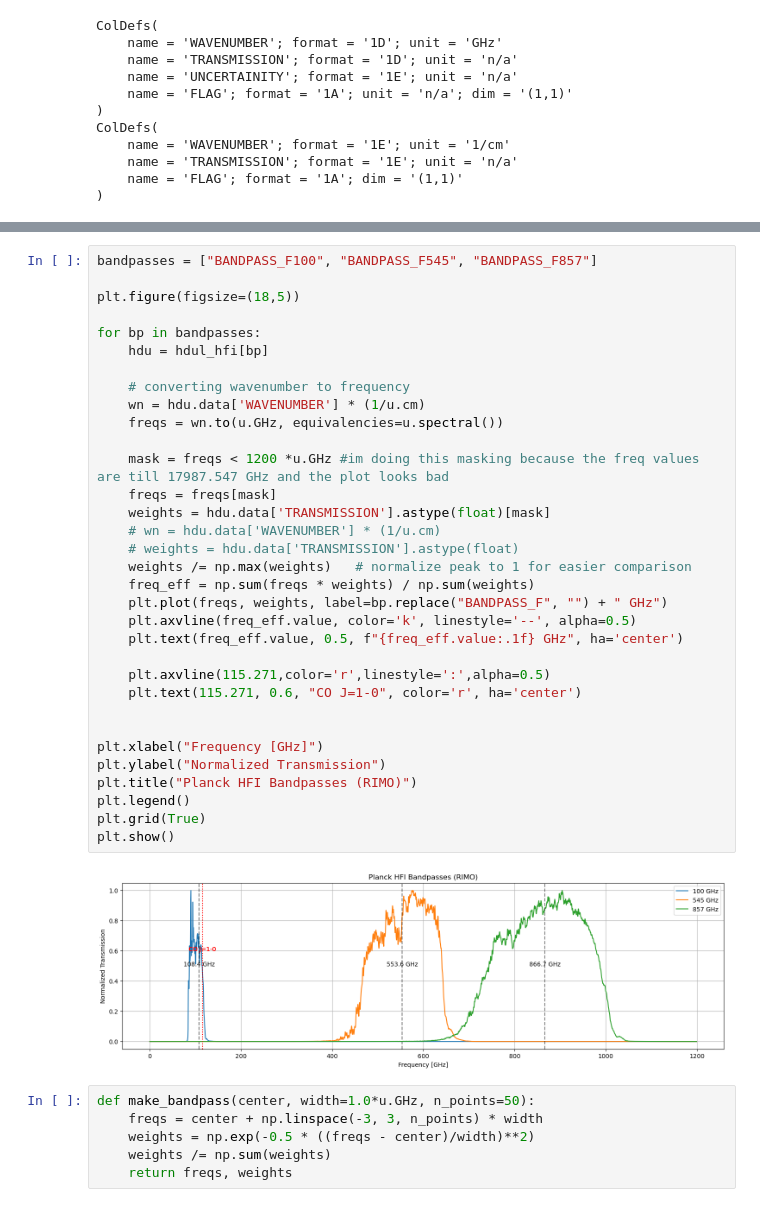
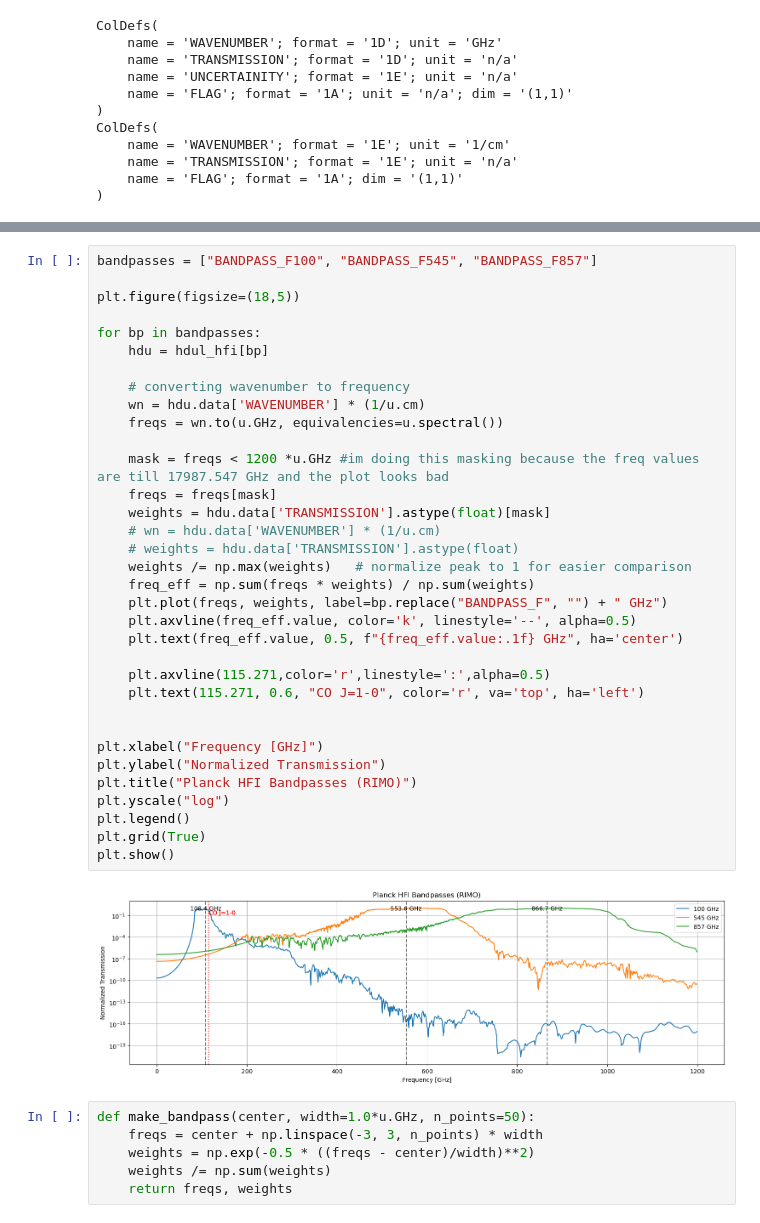
Before and after one commit to aankitdas/cmb-stuff, a Jupyter notebook: RIMO_tests.ipynb, the cells around one changed output, grey strips where cells are left out. Cells and saved outputs as stored; diff of their text form.

```diff
--- a/RIMO_tests.ipynb
+++ b/RIMO_tests.ipynb
@@ -99,35 +136,36 @@ bandpasses = ["BANDPASS_F100", "BANDPASS_F545", "BANDPASS_F857"]
 plt.figure(figsize=(18,5))
 
 for bp in bandpasses:
     hdu = hdul_hfi[bp]
 
     # converting wavenumber to frequency
     wn = hdu.data['WAVENUMBER'] * (1/u.cm)
     freqs = wn.to(u.GHz, equivalencies=u.spectral())
 
     mask = freqs < 1200 *u.GHz #im doing this masking because the freq values are till 17987.547 GHz and the plot looks bad
     freqs = freqs[mask]
     weights = hdu.data['TRANSMISSION'].astype(float)[mask]
     # wn = hdu.data['WAVENUMBER'] * (1/u.cm)
     # weights = hdu.data['TRANSMISSION'].astype(float)
     weights /= np.max(weights)   # normalize peak to 1 for easier comparison
     freq_eff = np.sum(freqs * weights) / np.sum(weights)
     plt.plot(freqs, weights, label=bp.replace("BANDPASS_F", "") + " GHz")
     plt.axvline(freq_eff.value, color='k', linestyle='--', alpha=0.5)
     plt.text(freq_eff.value, 0.5, f"{freq_eff.value:.1f} GHz", ha='center')
 
     plt.axvline(115.271,color='r',linestyle=':',alpha=0.5)
-    plt.text(115.271, 0.6, "CO J=1-0", color='r', ha='center')
+    plt.text(115.271, 0.6, "CO J=1-0", color='r', va='top', ha='left')
 
 
 plt.xlabel("Frequency [GHz]")
 plt.ylabel("Normalized Transmission")
 plt.title("Planck HFI Bandpasses (RIMO)")
+plt.yscale("log")
 plt.legend()
 plt.grid(True)
 plt.show()
 # %% [output]
-[figure, old version]
+[figure, new version]
 # %%
 def make_bandpass(center, width=1.0*u.GHz, n_points=50):
     freqs = center + np.linspace(-3, 3, n_points) * width
```
Also changed, not shown: parts of 43 cells of this notebook, 1 other file.
